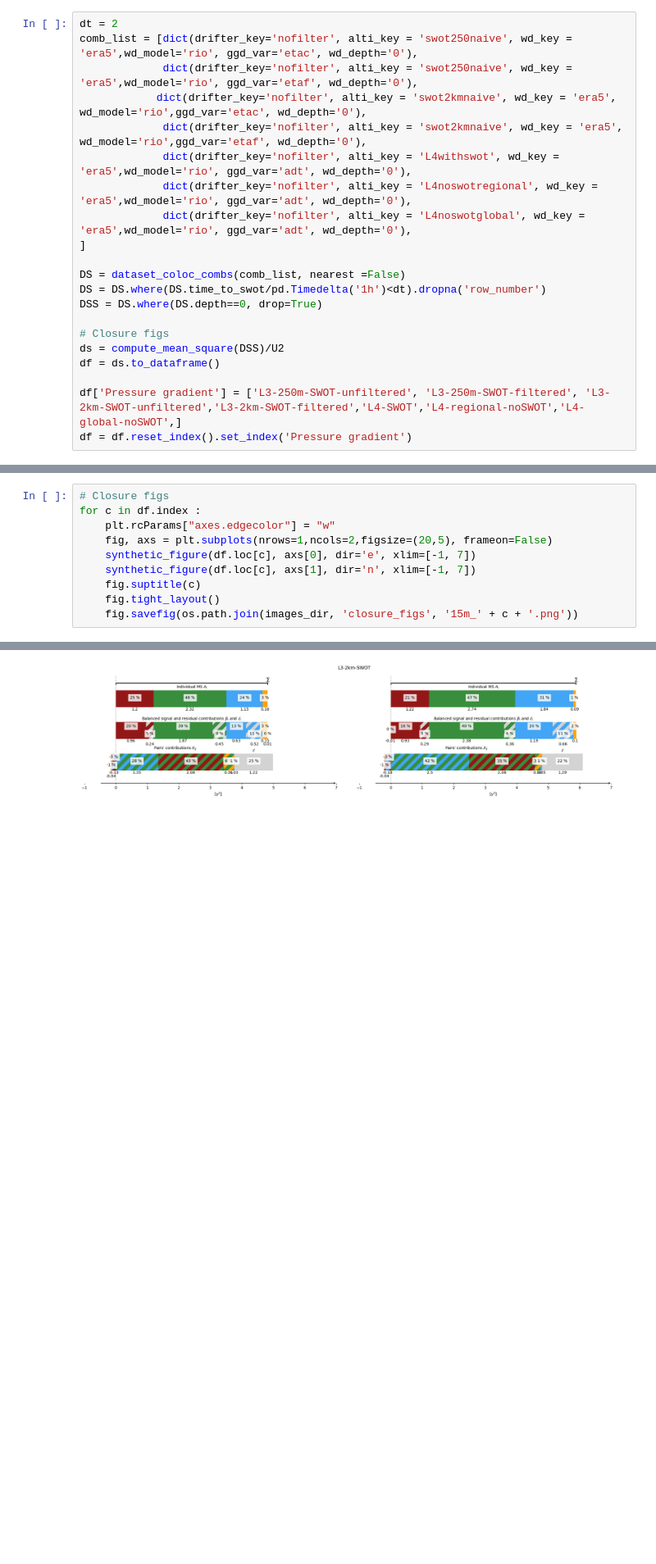
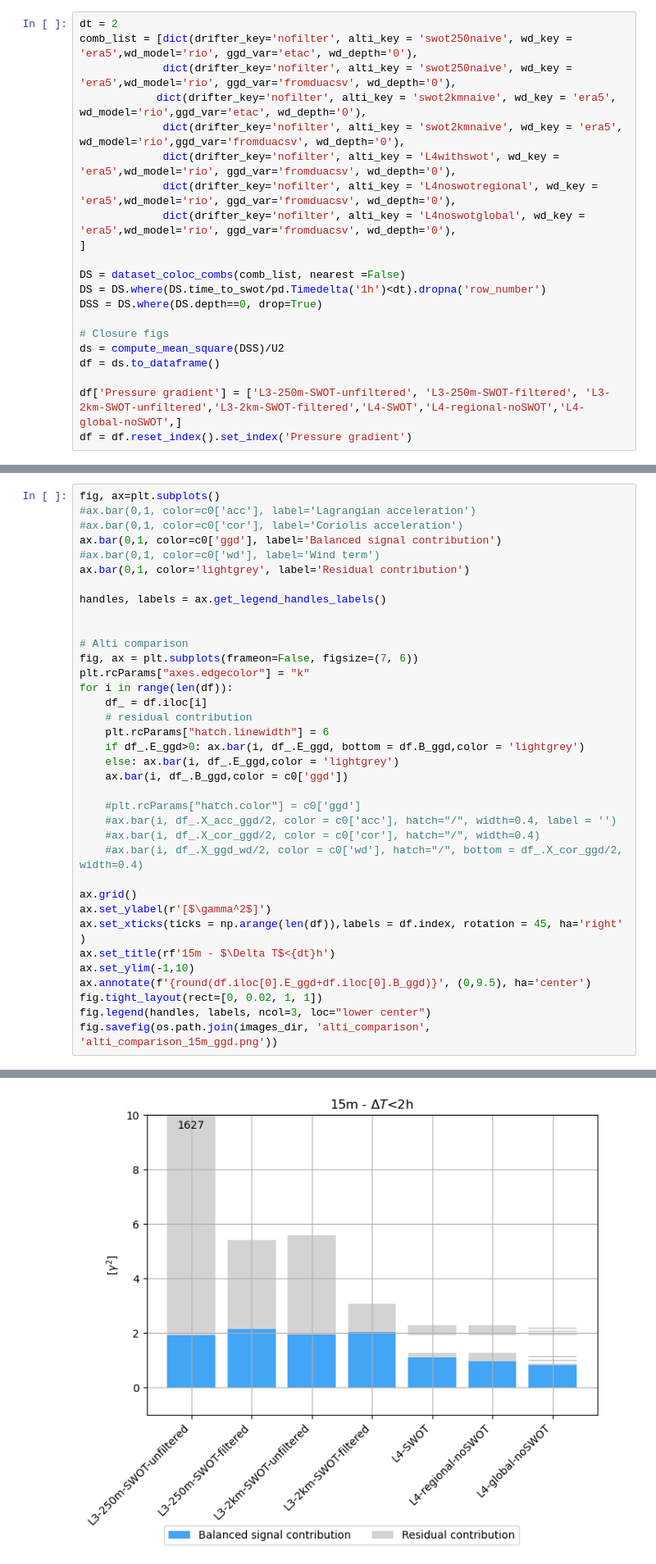
Before and after one commit to margot-demol/med_analysis, a Jupyter notebook: 20_closure_alti_comp.ipynb, the cells around one changed output, grey strips where cells are left out. Shown at 82% size. Saved outputs shown, nothing was run; the diff lists cells and outputs as text; blank space fills up the shorter version.

```diff
--- a/20_closure_alti_comp.ipynb
+++ b/20_closure_alti_comp.ipynb
@@ -51,12 +58,12 @@ _______
 # %%
 dt = 2
 comb_list = [dict(drifter_key='nofilter', alti_key = 'swot250naive', wd_key = 'era5',wd_model='rio', ggd_var='etac', wd_depth='0'),
-             dict(drifter_key='nofilter', alti_key = 'swot250naive', wd_key = 'era5',wd_model='rio', ggd_var='etaf', wd_depth='0'),
+             dict(drifter_key='nofilter', alti_key = 'swot250naive', wd_key = 'era5',wd_model='rio', ggd_var='fromduacsv', wd_depth='0'),
             dict(drifter_key='nofilter', alti_key = 'swot2kmnaive', wd_key = 'era5', wd_model='rio',ggd_var='etac', wd_depth='0'),
-             dict(drifter_key='nofilter', alti_key = 'swot2kmnaive', wd_key = 'era5', wd_model='rio',ggd_var='etaf', wd_depth='0'),
-             dict(drifter_key='nofilter', alti_key = 'L4withswot', wd_key = 'era5',wd_model='rio', ggd_var='adt', wd_depth='0'),
-             dict(drifter_key='nofilter', alti_key = 'L4noswotregional', wd_key = 'era5',wd_model='rio', ggd_var='adt', wd_depth='0'),
-             dict(drifter_key='nofilter', alti_key = 'L4noswotglobal', wd_key = 'era5',wd_model='rio', ggd_var='adt', wd_depth='0'),
+             dict(drifter_key='nofilter', alti_key = 'swot2kmnaive', wd_key = 'era5', wd_model='rio',ggd_var='fromduacsv', wd_depth='0'),
+             dict(drifter_key='nofilter', alti_key = 'L4withswot', wd_key = 'era5',wd_model='rio', ggd_var='fromduacsv', wd_depth='0'),
+             dict(drifter_key='nofilter', alti_key = 'L4noswotregional', wd_key = 'era5',wd_model='rio', ggd_var='fromduacsv', wd_depth='0'),
+             dict(drifter_key='nofilter', alti_key = 'L4noswotglobal', wd_key = 'era5',wd_model='rio', ggd_var='fromduacsv', wd_depth='0'),
 ]
 
 DS = dataset_coloc_combs(comb_list, nearest =False)
@@ -251,12 +253,38 @@ nofilter__L4withswot_adt__rio_15era5
 Identified SWOT and drifter outliers have been removed
 # %%
-# Closure figs
-for c in df.index :
-    plt.rcParams["axes.edgecolor"] = "w"
-    fig, axs = plt.subplots(nrows=1,ncols=2,figsize=(20,5), frameon=False)
-    synthetic_figure(df.loc[c], axs[0], dir='e', xlim=[-1, 7])
-    synthetic_figure(df.loc[c], axs[1], dir='n', xlim=[-1, 7])
-    fig.suptitle(c)
-    fig.tight_layout()
-    fig.savefig(os.path.join(images_dir, 'closure_figs', '15m_' + c + '.png'))
+fig, ax=plt.subplots()
+#ax.bar(0,1, color=c0['acc'], label='Lagrangian acceleration')
+#ax.bar(0,1, color=c0['cor'], label='Coriolis acceleration')
+ax.bar(0,1, color=c0['ggd'], label='Balanced signal contribution')
+#ax.bar(0,1, color=c0['wd'], label='Wind term')
+ax.bar(0,1, color='lightgrey', label='Residual contribution')
+
+handles, labels = ax.get_legend_handles_labels()
+
+
+# Alti comparison
+fig, ax = plt.subplots(frameon=False, figsize=(7, 6))
+plt.rcParams["axes.edgecolor"] = "k"
+for i in range(len(df)):
+    df_ = df.iloc[i]
+    # residual contribution
+    plt.rcParams["hatch.linewidth"] = 6
+    if df_.E_ggd>0: ax.bar(i, df_.E_ggd, bottom = df.B_ggd,color = 'lightgrey')
+    else: ax.bar(i, df_.E_ggd,color = 'lightgrey')
+    ax.bar(i, df_.B_ggd,color = c0['ggd'])
+
+    #plt.rcParams["hatch.color"] = c0['ggd']
+    #ax.bar(i, df_.X_acc_ggd/2, color = c0['acc'], hatch="/", width=0.4, label = '')
+    #ax.bar(i, df_.X_cor_ggd/2, color = c0['cor'], hatch="/", width=0.4)
+    #ax.bar(i, df_.X_ggd_wd/2, color = c0['wd'], hatch="/", bottom = df_.X_cor_ggd/2, width=0.4)
+
+ax.grid()
+ax.set_ylabel(r'[$\gamma^2$]')
+ax.set_xticks(ticks = np.arange(len(df)),labels = df.index, rotation = 45, ha='right' )
+ax.set_title(rf'15m - $\Delta T$<{dt}h')
+ax.set_ylim(-1,10)
+ax.annotate(f'{round(df.iloc[0].E_ggd+df.iloc[0].B_ggd)}', (0,9.5), ha='center')
+fig.tight_layout(rect=[0, 0.02, 1, 1])
+fig.legend(handles, labels, ncol=3, loc="lower center")
+fig.savefig(os.path.join(images_dir, 'alti_comparison', 'alti_comparison_15m_ggd.png'))
 # %% [output]
@@ -284 +292 @@ for c in df.index :
-[figure, old version]
+[figure, new version]
```
Also changed, not shown: parts of 10 cells of this notebook, 11 other files.
